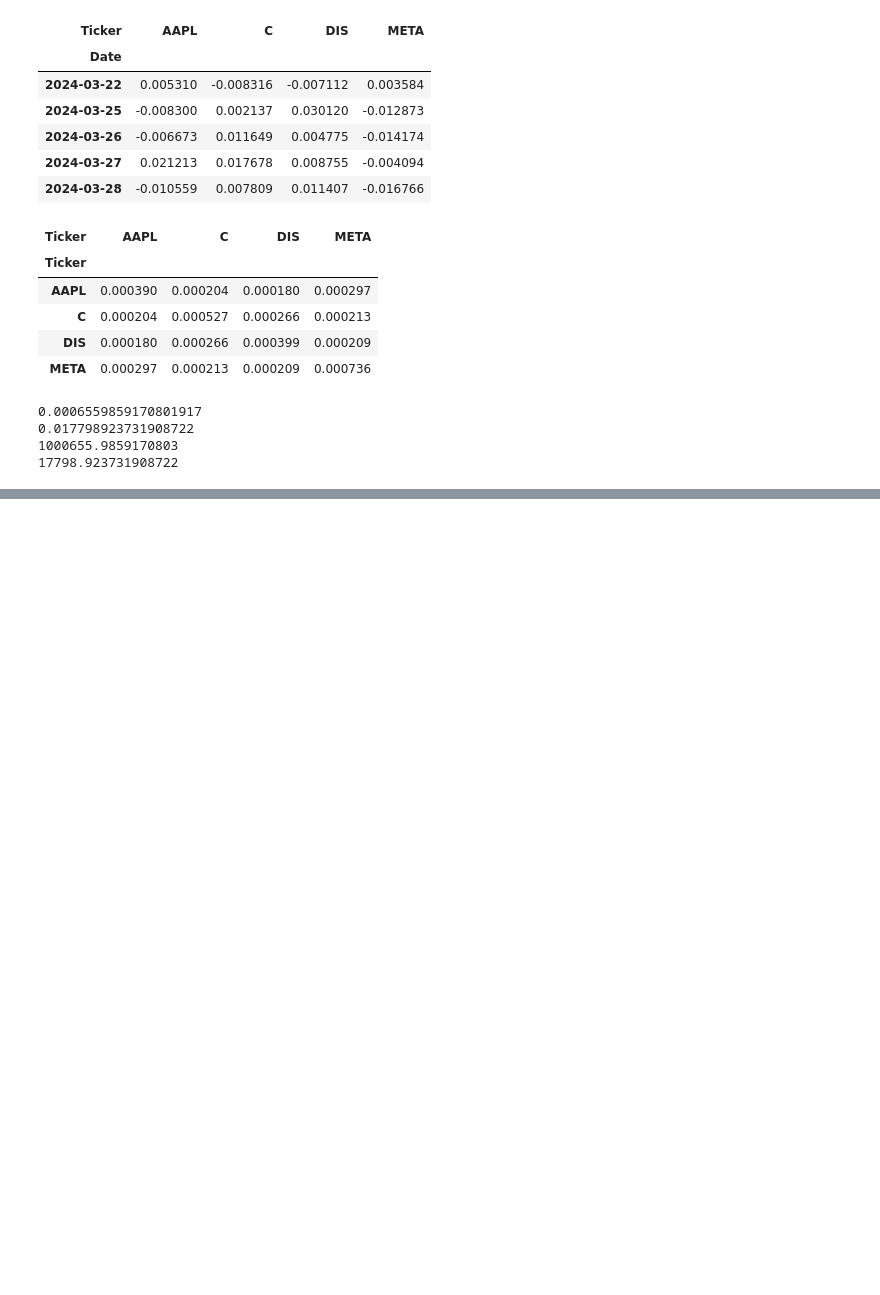
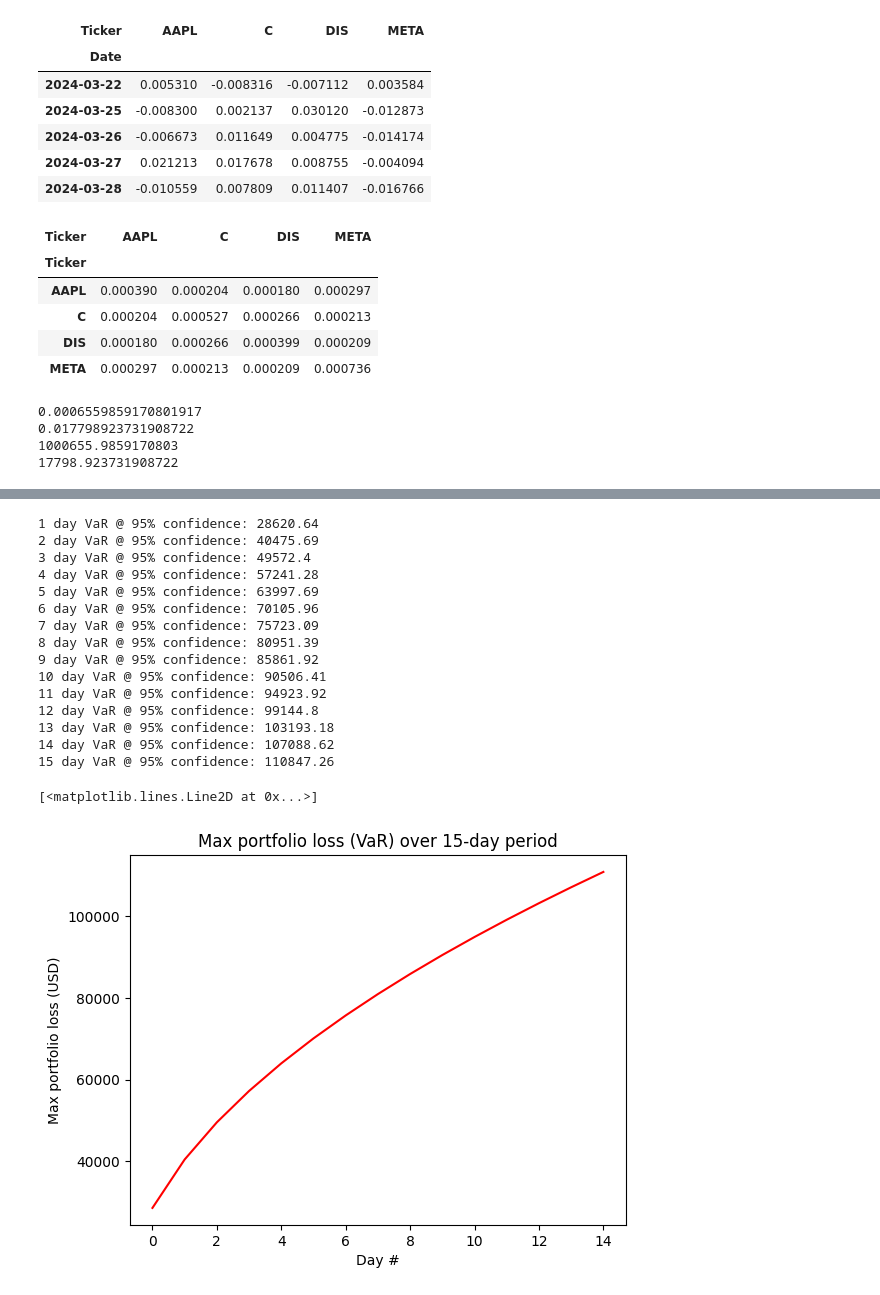
Before and after one commit to Ravindra1972/Anaytics-in-finance-using-Python, a Jupyter notebook: Value_at_Risk_(VaR)_of_a_Stock_Portfolio.ipynb, the cells around one changed output, grey strips where cells are left out. Saved outputs shown, nothing was run; the diff lists cells and outputs as text; code cells hidden in the pictures; blank space fills up the shorter version.

```diff
--- a/Value_at_Risk_(VaR)_of_a_Stock_Portfolio.ipynb
+++ b/Value_at_Risk_(VaR)_of_a_Stock_Portfolio.ipynb
@@ -121,0 +124,31 @@ nan
+# %%
+# Calculate n Day VaR
+var_array = []
+num_days = int(15)
+for x in range(1, num_days+1):
+    var_array.append(np.round(var_1d1 * np.sqrt(x),2))
+    print(str(x) + " day VaR @ 95% confidence: " + str(np.round(var_1d1 * np.sqrt(x),2)))
+
+# Build plot
+plt.xlabel("Day #")
+plt.ylabel("Max portfolio loss (USD)")
+plt.title("Max portfolio loss (VaR) over 15-day period")
+plt.plot(var_array, "r")
+# %% [output]
+1 day VaR @ 95% confidence: 28620.64
+2 day VaR @ 95% confidence: 40475.69
+3 day VaR @ 95% confidence: 49572.4
+4 day VaR @ 95% confidence: 57241.28
+5 day VaR @ 95% confidence: 63997.69
+6 day VaR @ 95% confidence: 70105.96
+7 day VaR @ 95% confidence: 75723.09
+8 day VaR @ 95% confidence: 80951.39
+9 day VaR @ 95% confidence: 85861.92
+10 day VaR @ 95% confidence: 90506.41
+11 day VaR @ 95% confidence: 94923.92
+12 day VaR @ 95% confidence: 99144.8
+13 day VaR @ 95% confidence: 103193.18
+14 day VaR @ 95% confidence: 107088.62
+15 day VaR @ 95% confidence: 110847.26
+[<matplotlib.lines.Line2D at 0x...>]
+[figure, added]
```
Also changed, not shown: parts of 5 cells of this notebook.
